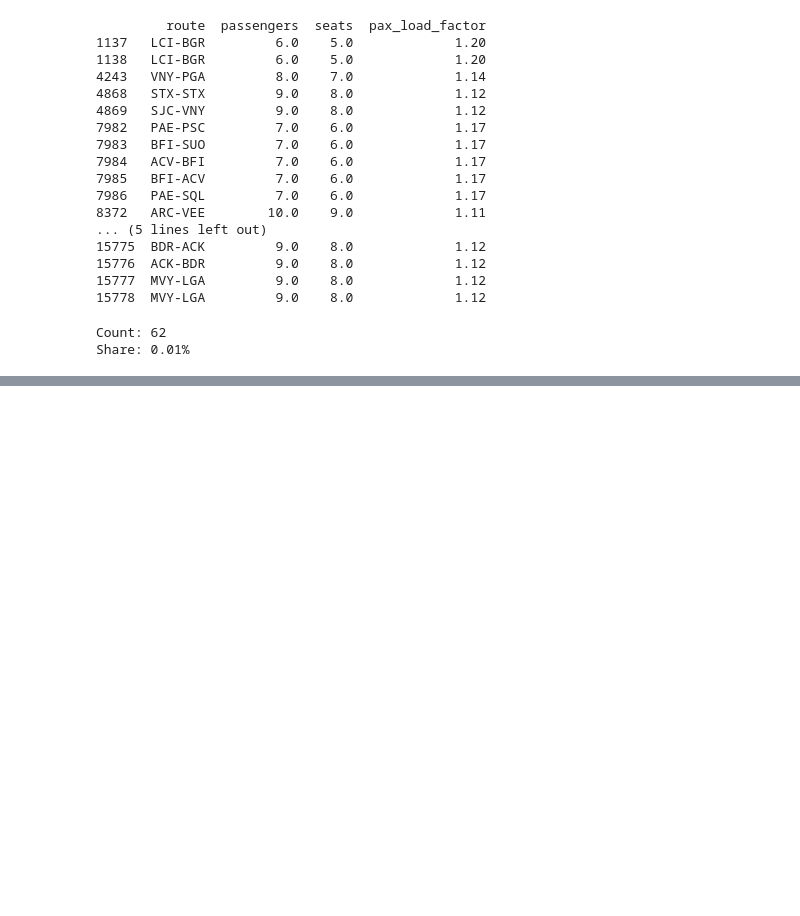
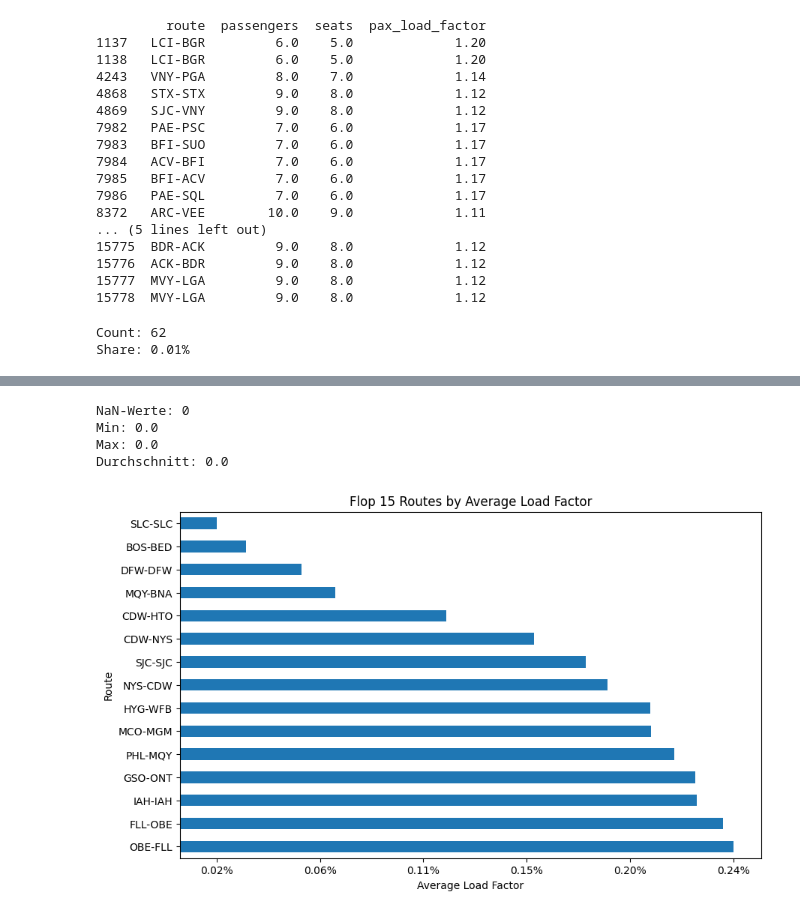
Before and after one commit to VerenaQu/passenger_load_prediction_project, a Jupyter notebook: notebooks/1_eda_and_cleaning.ipynb, the cells around one changed output, grey strips where cells are left out. Drawn from its saved outputs; the diff is of its cells as text; code cells hidden in the pictures; blank space fills up the shorter version.

```diff
--- a/notebooks/eda_and_cleaning.ipynb
+++ b/notebooks/1_eda_and_cleaning.ipynb
@@ -583,0 +639,32 @@ Share: 0.01%
+# %%
+print("NaN-Werte:", flop15_route_load_factor["pax_load_factor"].isna().sum())
+print("Min:", flop15_route_load_factor["pax_load_factor"].min())
+print("Max:", flop15_route_load_factor["pax_load_factor"].max())
+print("Durchschnitt:", flop15_route_load_factor["pax_load_factor"].mean())
+# %% [output]
+NaN-Werte: 0
+Min: 0.0
+Max: 0.0
+Durchschnitt: 0.0
+# %%
+flop15_route_load_factor = (
+    data.groupby("route")[["passengers", "seats"]]
+    .sum()
+    .assign(pax_load_factor=lambda d: d["passengers"] / d["seats"])
+    .query("pax_load_factor > 0")
+    .sort_values("pax_load_factor", ascending=True)
+    .head(15)
+)
+ax = flop15_route_load_factor["pax_load_factor"].plot(kind="barh", figsize=(10,6))
+plt.ylabel("Route")
+plt.xlabel("Average Load Factor")
+plt.title("Flop 15 Routes by Average Load Factor")
+plt.gca().invert_yaxis()
+xmin, xmax = flop15_route_load_factor["pax_load_factor"].min(), flop15_route_load_factor["pax_load_factor"].max()
+xticks = np.linspace(xmin, xmax, 6)
+ax.set_xticks(xticks)
+ax.set_xticklabels([f"{x:.2%}" for x in xticks])
+
+plt.show()
+# %% [output]
+[figure, added]
```
Also changed, not shown: parts of 36 cells of this notebook, 4 other files.
